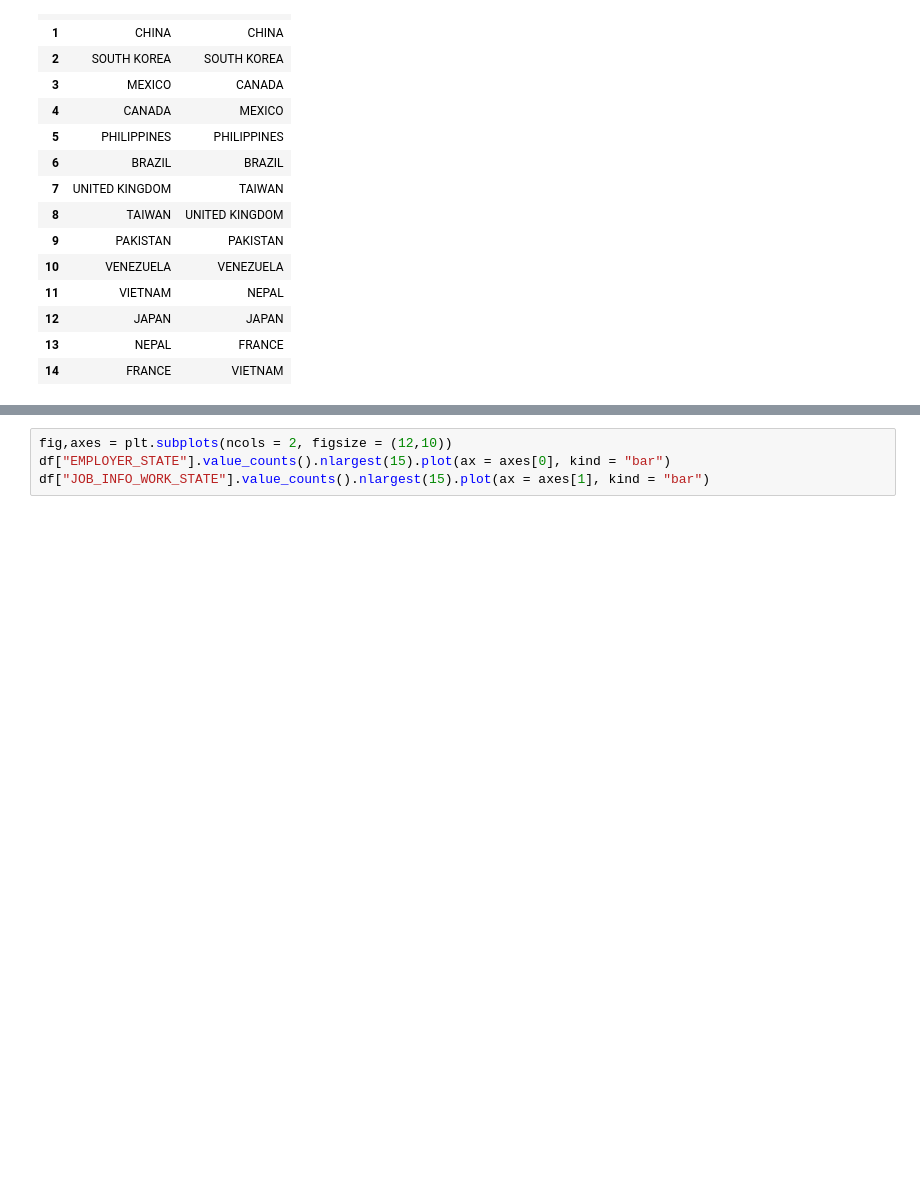
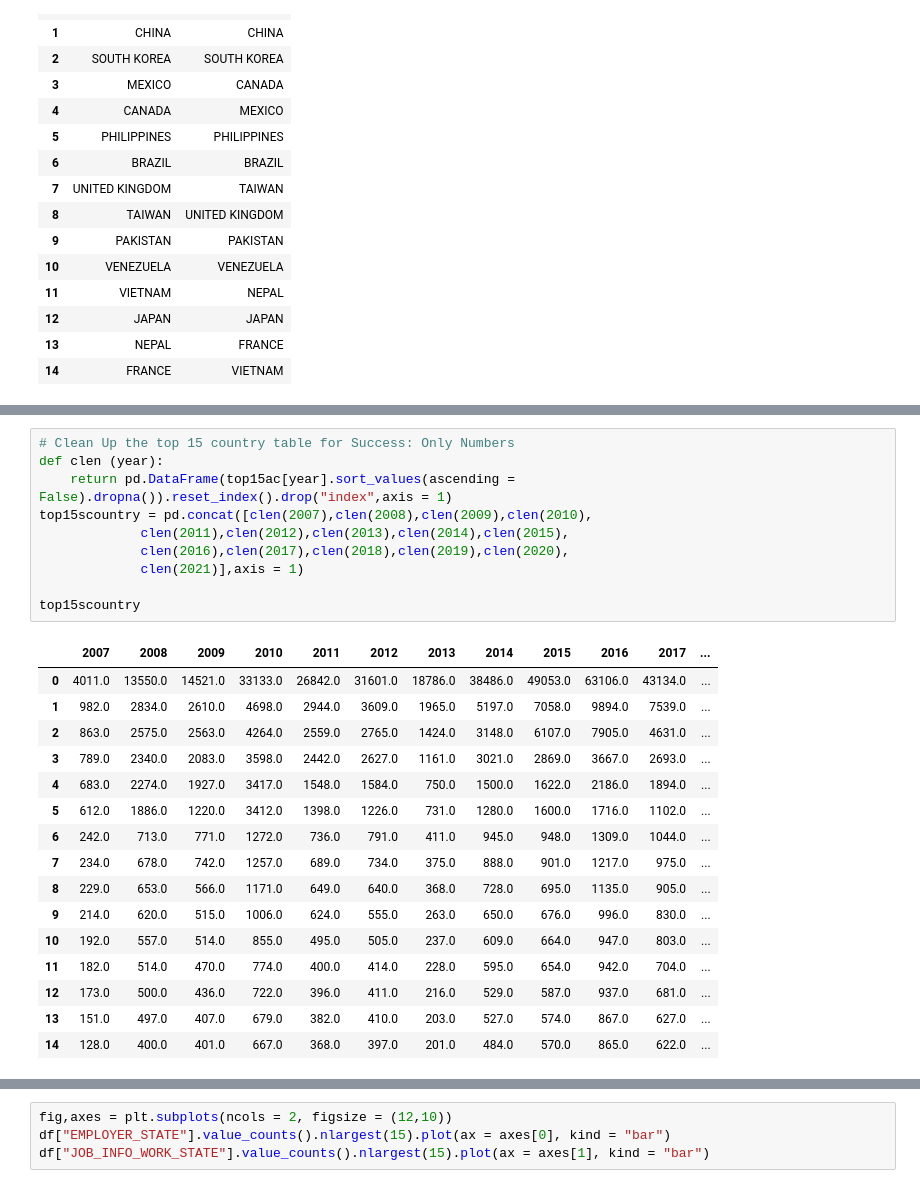
Before and after one commit to tdyk9098/Immigration-Employment-Project, a Jupyter notebook: GC Long Term.ipynb, the cells around one changed output, grey strips where cells are left out. Drawn from its saved outputs; the diff is of its cells as text; blank space fills up the shorter version.

```diff
--- a/GC Long Term.ipynb
+++ b/GC Long Term.ipynb
@@ -2237,0 +2745,27 @@ apacc
+# %%
+# Clean Up the top 15 country table for Success: Only Numbers
+def clen (year):
+    return pd.DataFrame(top15ac[year].sort_values(ascending = False).dropna()).reset_index().drop("index",axis = 1)
+top15scountry = pd.concat([clen(2007),clen(2008),clen(2009),clen(2010),
+             clen(2011),clen(2012),clen(2013),clen(2014),clen(2015),
+             clen(2016),clen(2017),clen(2018),clen(2019),clen(2020),
+             clen(2021)],axis = 1)
+
+top15scountry
+# %% [output]
+|  | 2007 | 2008 | 2009 | 2010 | 2011 | 2012 | 2013 | 2014 | 2015 | 2016 | 2017 | ... |
+| 0 | 4011.0 | 13550.0 | 14521.0 | 33133.0 | 26842.0 | 31601.0 | 18786.0 | 38486.0 | 49053.0 | 63106.0 | 43134.0 | ... |
+| 1 | 982.0 | 2834.0 | 2610.0 | 4698.0 | 2944.0 | 3609.0 | 1965.0 | 5197.0 | 7058.0 | 9894.0 | 7539.0 | ... |
+| 2 | 863.0 | 2575.0 | 2563.0 | 4264.0 | 2559.0 | 2765.0 | 1424.0 | 3148.0 | 6107.0 | 7905.0 | 4631.0 | ... |
+| 3 | 789.0 | 2340.0 | 2083.0 | 3598.0 | 2442.0 | 2627.0 | 1161.0 | 3021.0 | 2869.0 | 3667.0 | 2693.0 | ... |
+| 4 | 683.0 | 2274.0 | 1927.0 | 3417.0 | 1548.0 | 1584.0 | 750.0 | 1500.0 | 1622.0 | 2186.0 | 1894.0 | ... |
+| 5 | 612.0 | 1886.0 | 1220.0 | 3412.0 | 1398.0 | 1226.0 | 731.0 | 1280.0 | 1600.0 | 1716.0 | 1102.0 | ... |
+| 6 | 242.0 | 713.0 | 771.0 | 1272.0 | 736.0 | 791.0 | 411.0 | 945.0 | 948.0 | 1309.0 | 1044.0 | ... |
+| 7 | 234.0 | 678.0 | 742.0 | 1257.0 | 689.0 | 734.0 | 375.0 | 888.0 | 901.0 | 1217.0 | 975.0 | ... |
+| 8 | 229.0 | 653.0 | 566.0 | 1171.0 | 649.0 | 640.0 | 368.0 | 728.0 | 695.0 | 1135.0 | 905.0 | ... |
+| 9 | 214.0 | 620.0 | 515.0 | 1006.0 | 624.0 | 555.0 | 263.0 | 650.0 | 676.0 | 996.0 | 830.0 | ... |
+| 10 | 192.0 | 557.0 | 514.0 | 855.0 | 495.0 | 505.0 | 237.0 | 609.0 | 664.0 | 947.0 | 803.0 | ... |
+| 11 | 182.0 | 514.0 | 470.0 | 774.0 | 400.0 | 414.0 | 228.0 | 595.0 | 654.0 | 942.0 | 704.0 | ... |
+| 12 | 173.0 | 500.0 | 436.0 | 722.0 | 396.0 | 411.0 | 216.0 | 529.0 | 587.0 | 937.0 | 681.0 | ... |
+| 13 | 151.0 | 497.0 | 407.0 | 679.0 | 382.0 | 410.0 | 203.0 | 527.0 | 574.0 | 867.0 | 627.0 | ... |
+| 14 | 128.0 | 400.0 | 401.0 | 667.0 | 368.0 | 397.0 | 201.0 | 484.0 | 570.0 | 865.0 | 622.0 | ... |
```
Also changed, not shown: parts of 71 cells of this notebook.
